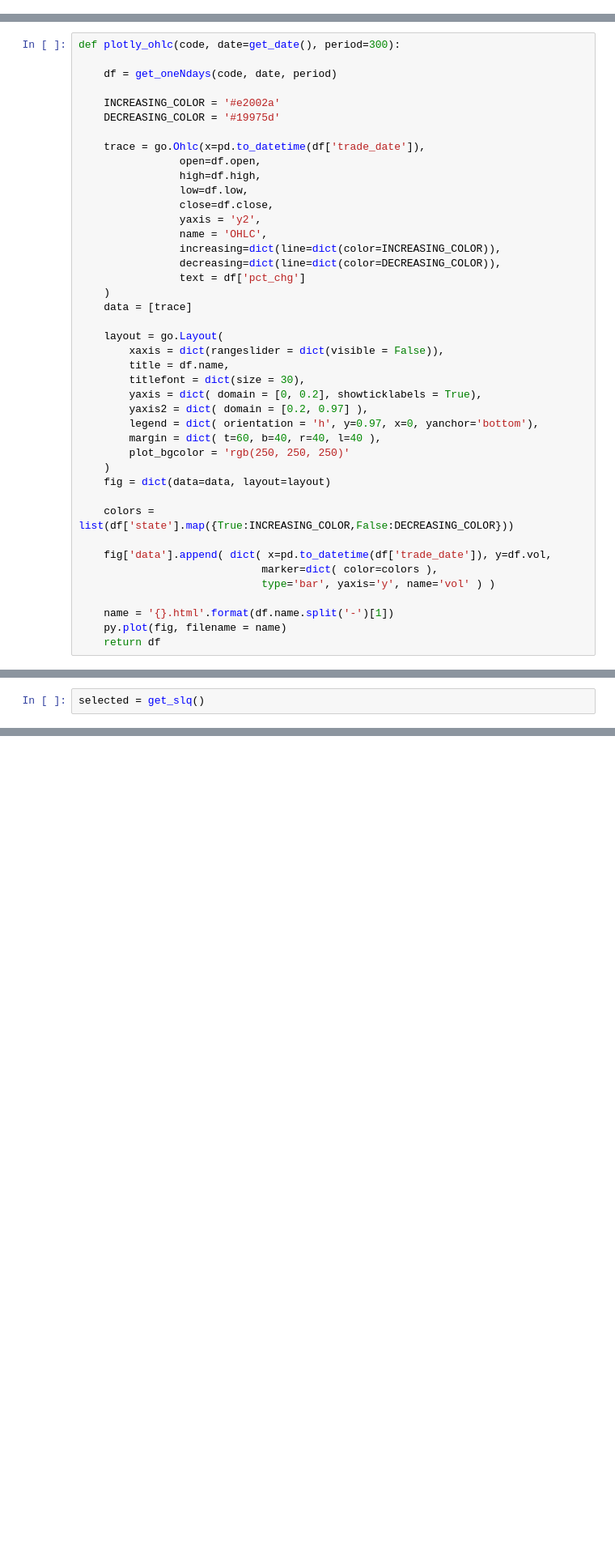
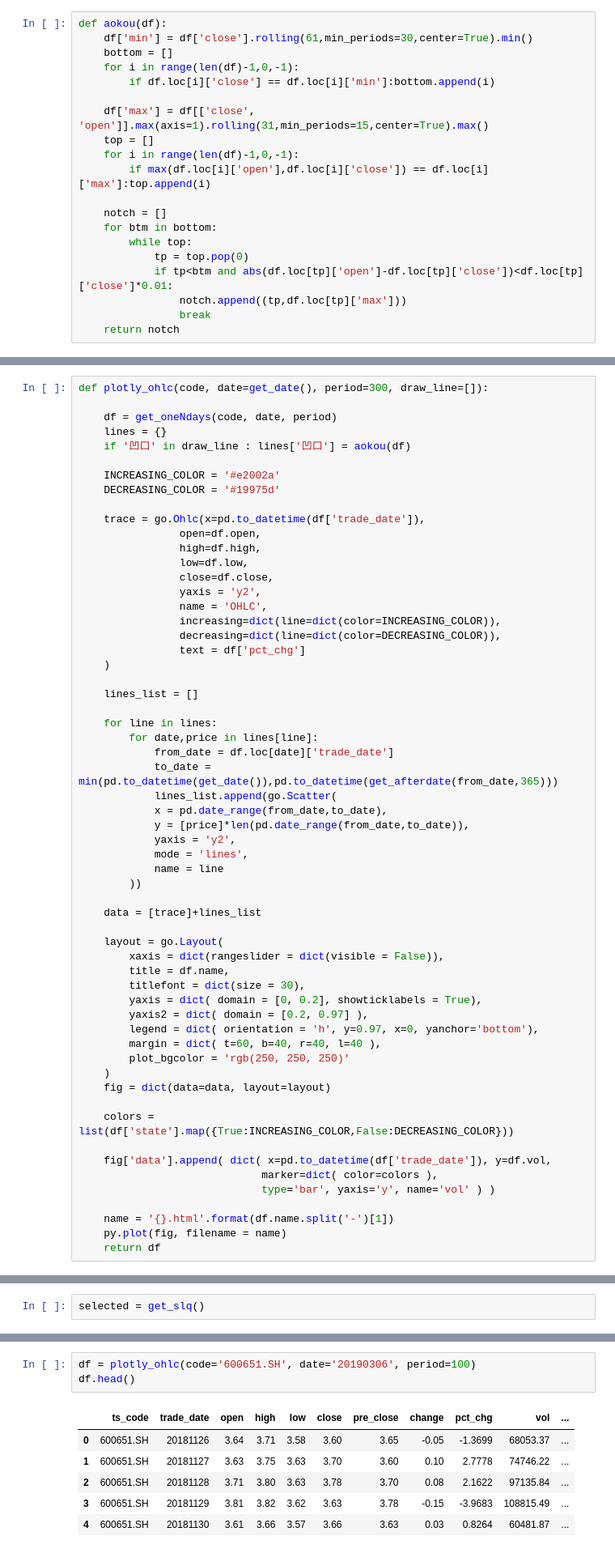
Before and after one commit to xn6o6x/A-SHARE, a Jupyter notebook: A股实测封装.ipynb, the cells around one changed output, grey strips where cells are left out. Shown at 81% size. Drawn from its saved outputs; the diff is of its cells as text; blank space fills up the shorter version.

````diff
--- a/A股实测封装.ipynb
+++ b/A股实测封装.ipynb
@@ -353,3 +370,23 @@ def countN(func=get_blz, N=10, parameters={'date':get_date()}, ignore=[]):
+# %%
+def aokou(df):
+    df['min'] = df['close'].rolling(61,min_periods=30,center=True).min()
+    bottom = []
+    for i in range(len(df)-1,0,-1):
+        if df.loc[i]['close'] == df.loc[i]['min']:bottom.append(i)
+
+    df['max'] = df[['close', 'open']].max(axis=1).rolling(31,min_periods=15,center=True).max()
+    top = []
+    for i in range(len(df)-1,0,-1):
+        if max(df.loc[i]['open'],df.loc[i]['close']) == df.loc[i]['max']:top.append(i)
+
+    notch = []
+    for btm in bottom:
+        while top:
+            tp = top.pop(0)
+            if tp<btm and abs(df.loc[tp]['open']-df.loc[tp]['close'])<df.loc[tp]['close']*0.01:
+                notch.append((tp,df.loc[tp]['max']))
+                break
+    return notch
 # %% [markdown]
 # 画K线图 OHLC
 ```python
@@ -364,9 +403,11 @@ Parameters:
 Returns: DataFrame 该支股票的历史数据，同时在同级目录创建档名为股票代码的 html 绘图档
 ```
 # %%
-def plotly_ohlc(code, date=get_date(), period=300):
+def plotly_ohlc(code, date=get_date(), period=300, draw_line=[]):
 
     df = get_oneNdays(code, date, period)
+    lines = {}
+    if '凹口' in draw_line : lines['凹口'] = aokou(df)
 
     INCREASING_COLOR = '#e2002a'
     DECREASING_COLOR = '#19975d'
@@ -382,7 +423,22 @@ def plotly_ohlc(code, date=get_date(), period=300):
                 decreasing=dict(line=dict(color=DECREASING_COLOR)),
                 text = df['pct_chg']
     )
-    data = [trace]
+
+    lines_list = []
+
+    for line in lines:
+        for date,price in lines[line]:
+            from_date = df.loc[date]['trade_date']
+            to_date = min(pd.to_datetime(get_date()),pd.to_datetime(get_afterdate(from_date,365)))
+            lines_list.append(go.Scatter(
+            x = pd.date_range(from_date,to_date),
+            y = [price]*len(pd.date_range(from_date,to_date)),
+            yaxis = 'y2',
+            mode = 'lines',
+            name = line
+        ))
+
+    data = [trace]+lines_list
 
     layout = go.Layout(
         xaxis = dict(rangeslider = dict(visible = False)),
@@ -566,3 +676,13 @@ selected = get_slq(date='20190325', period=5, rough=0.8, ignore=[], print_mode=T
+# %%
+df = plotly_ohlc(code='600651.SH', date='20190306', period=100)
+df.head()
+# %% [output]
+|  | ts_code | trade_date | open | high | low | close | pre_close | change | pct_chg | vol | ... |
+| 0 | 600651.SH | 20181126 | 3.64 | 3.71 | 3.58 | 3.60 | 3.65 | -0.05 | -1.3699 | 68053.37 | ... |
+| 1 | 600651.SH | 20181127 | 3.63 | 3.75 | 3.63 | 3.70 | 3.60 | 0.10 | 2.7778 | 74746.22 | ... |
+| 2 | 600651.SH | 20181128 | 3.71 | 3.80 | 3.63 | 3.78 | 3.70 | 0.08 | 2.1622 | 97135.84 | ... |
+| 3 | 600651.SH | 20181129 | 3.81 | 3.82 | 3.62 | 3.63 | 3.78 | -0.15 | -3.9683 | 108815.49 | ... |
+| 4 | 600651.SH | 20181130 | 3.61 | 3.66 | 3.57 | 3.66 | 3.63 | 0.03 | 0.8264 | 60481.87 | ... |
 # %% [markdown]
 # 筛选平量群
 # %%
````
Also changed, not shown: parts of 38 cells of this notebook, 1 other file.
